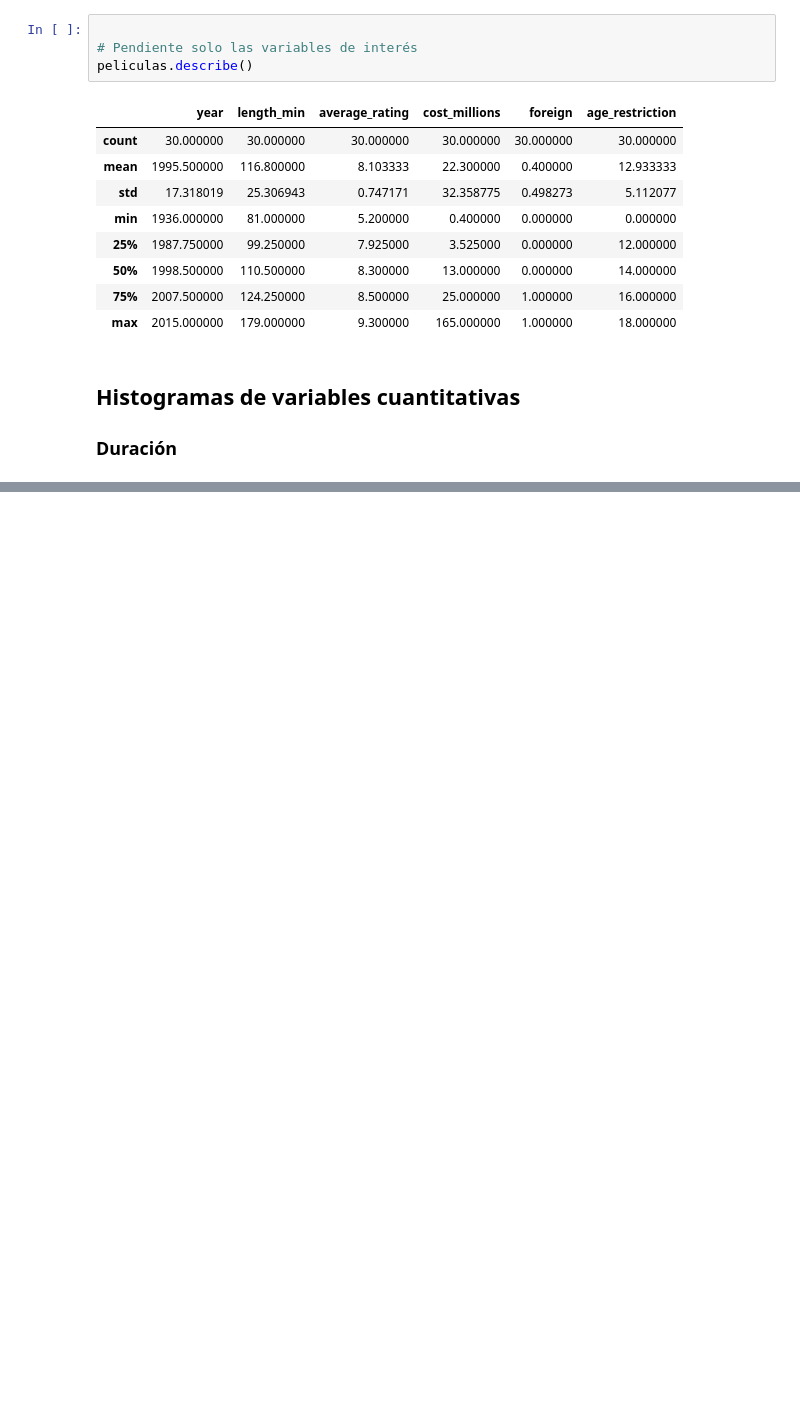
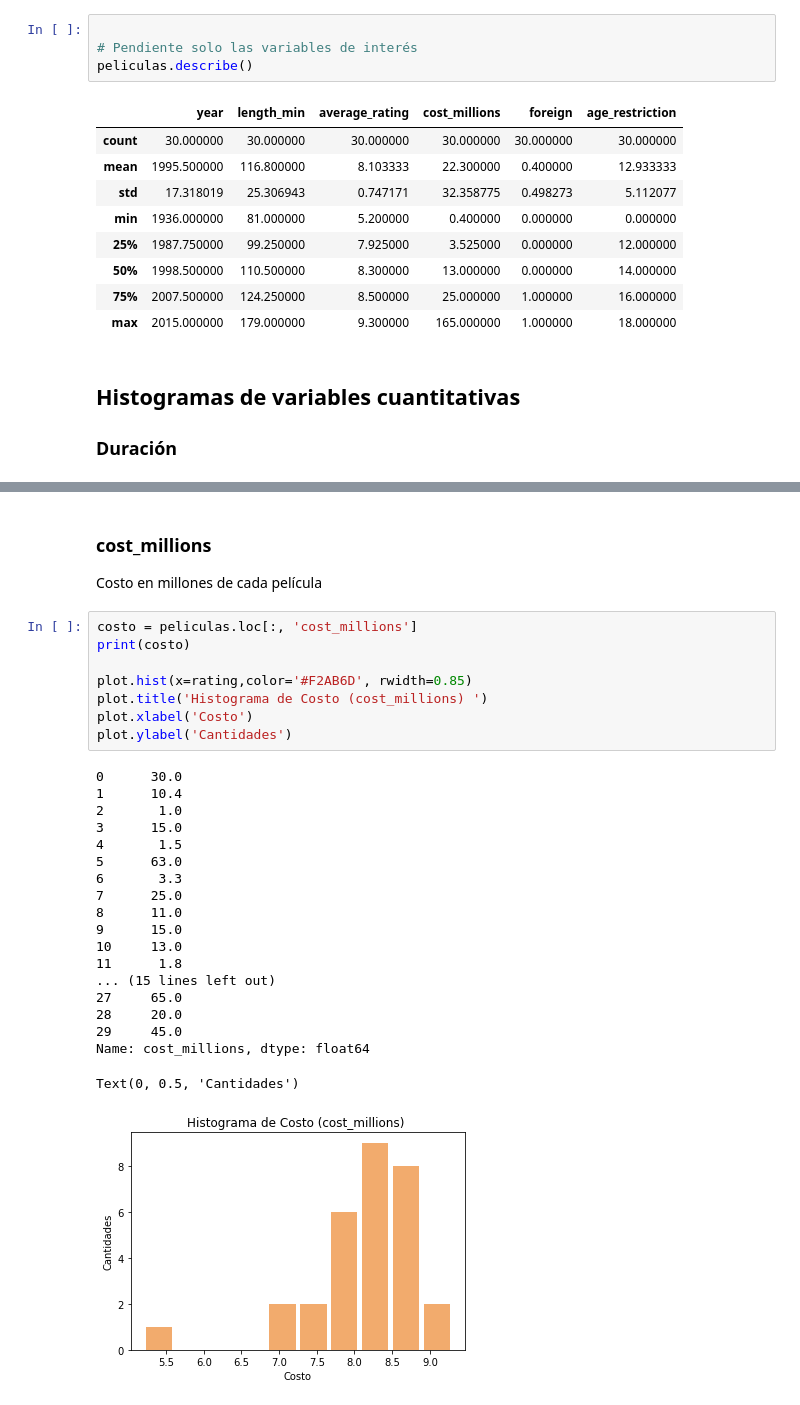
Before and after one commit to rpizarrog/Analisis-Inteligente-de-datos, a Jupyter notebook: bloc de notas/Caso_2_Análisis_Descriptivo_de_películas.ipynb, the cells around one changed output, grey strips where cells are left out. Saved outputs shown, nothing was run; the diff lists cells and outputs as text; blank space fills up the shorter version.

```diff
--- a/bloc de notas/Caso_2_Análisis_Descriptivo_de_películas.ipynb
+++ b/bloc de notas/Caso_2_Análisis_Descriptivo_de_películas.ipynb
@@ -101,0 +131,32 @@ Name: length_min, dtype: int64
+# %% [markdown]
+### cost_millions
+
+Costo en millones de cada película
+# %%
+costo = peliculas.loc[:, 'cost_millions']
+print(costo)
+
+plot.hist(x=rating,color='#F2AB6D', rwidth=0.85)
+plot.title('Histograma de Costo (cost_millions) ')
+plot.xlabel('Costo')
+plot.ylabel('Cantidades')
+# %% [output]
+0      30.0
+1      10.4
+2       1.0
+3      15.0
+4       1.5
+5      63.0
+6       3.3
+7      25.0
+8      11.0
+9      15.0
+10     13.0
+11      1.8
+... (15 lines left out)
+27     65.0
+28     20.0
+29     45.0
+Name: cost_millions, dtype: float64
+Text(0, 0.5, 'Cantidades')
+[figure, added]
```
Also changed, not shown: parts of 8 cells of this notebook.
